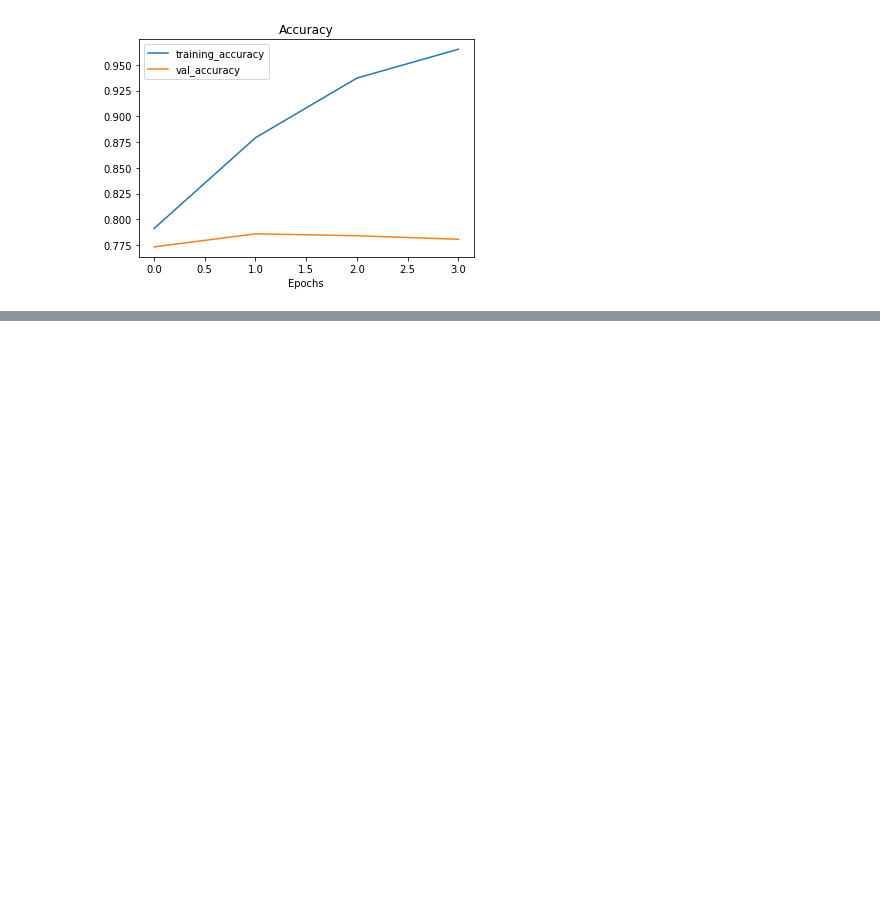
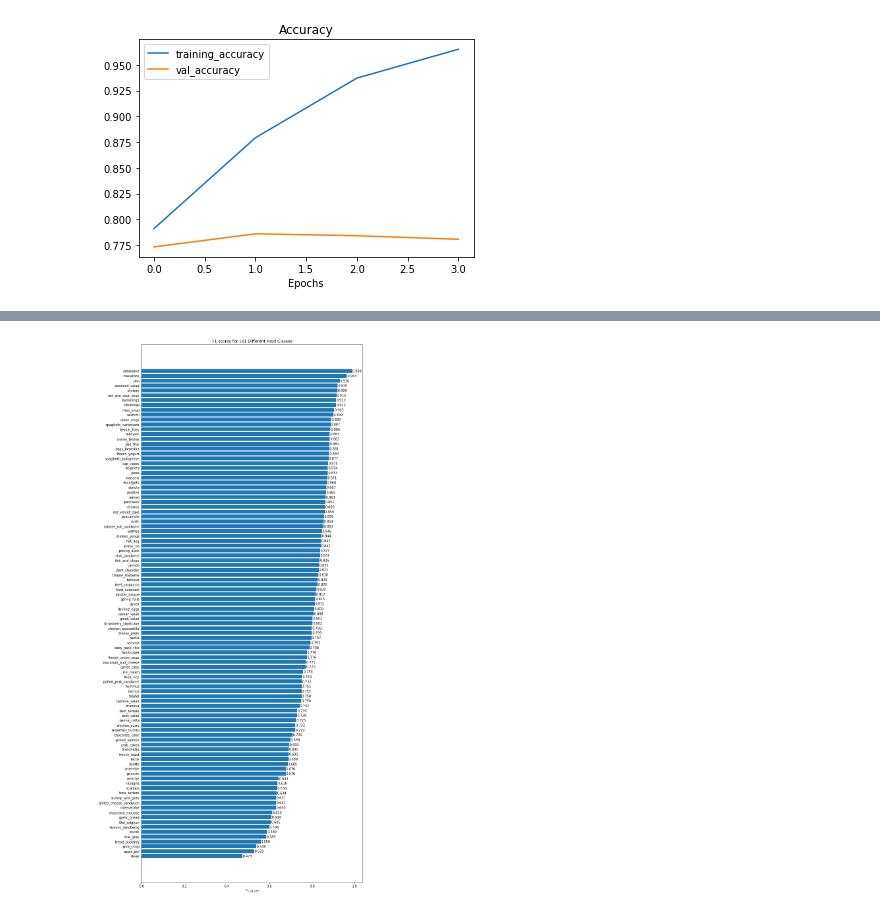
Before and after one commit to AlanAltonchi/projects, a Jupyter notebook: machine_learning/food_vision_challenge.ipynb, the cells around one changed output, grey strips where cells are left out. Saved outputs shown, nothing was run; the diff lists cells and outputs as text; code cells hidden in the pictures; blank space fills up the shorter version.

```diff
--- a/machine_learning/food_vision_challenge.ipynb
+++ b/machine_learning/food_vision_challenge.ipynb
@@ -253,0 +266,4 @@ plot_loss_curves(history_1_fine_tuning)
+# %%
+from sklearn.metrics import classification_report
+cl_report = classification_report(y_labels, preds, output_dict=True)
+cl_report
@@ -253,0 +288,6 @@ plot_loss_curves(history_1_fine_tuning)
+# %%
+class_f1_scores = {class_names[i]:cl_report[f'{i}']['f1-score'] for i in range(len(class_names))}
+# %%
+import pandas as pd
+f1_scores = pd.DataFrame({"class_name": list(class_f1_scores.keys()),
+                          "f1-score": list(class_f1_scores.values())}).sort_values("f1-score", ascending=False)
@@ -253,0 +308,22 @@ plot_loss_curves(history_1_fine_tuning)
+# %%
+def autolabel(rects):
+    for rect in rects:
+        width = rect.get_width()
+        ax.annotate('{:.3f}'.format(width),
+                    xy=(width, rect.get_y() + rect.get_height() / 2),
+                    xytext=(15, -6),
+                    textcoords="offset points",
+                    ha='center', va='bottom')
+# %%
+import matplotlib.pyplot as plt
+fig, ax = plt.subplots(figsize=(12, 30))
+scores = ax.barh(range(len(f1_scores)), f1_scores["f1-score"].values)
+
+ax.set_yticks(range(len(f1_scores)))
+ax.set_yticklabels(f1_scores['class_name']);
+ax.set_xlabel("F1-score")
+ax.set_title("F1-scores for 101 Different Food Classes");
+ax.invert_yaxis()
+autolabel(scores.patches)
+# %% [output]
+[figure, added]
```
Also changed, not shown: parts of 10 cells of this notebook.
